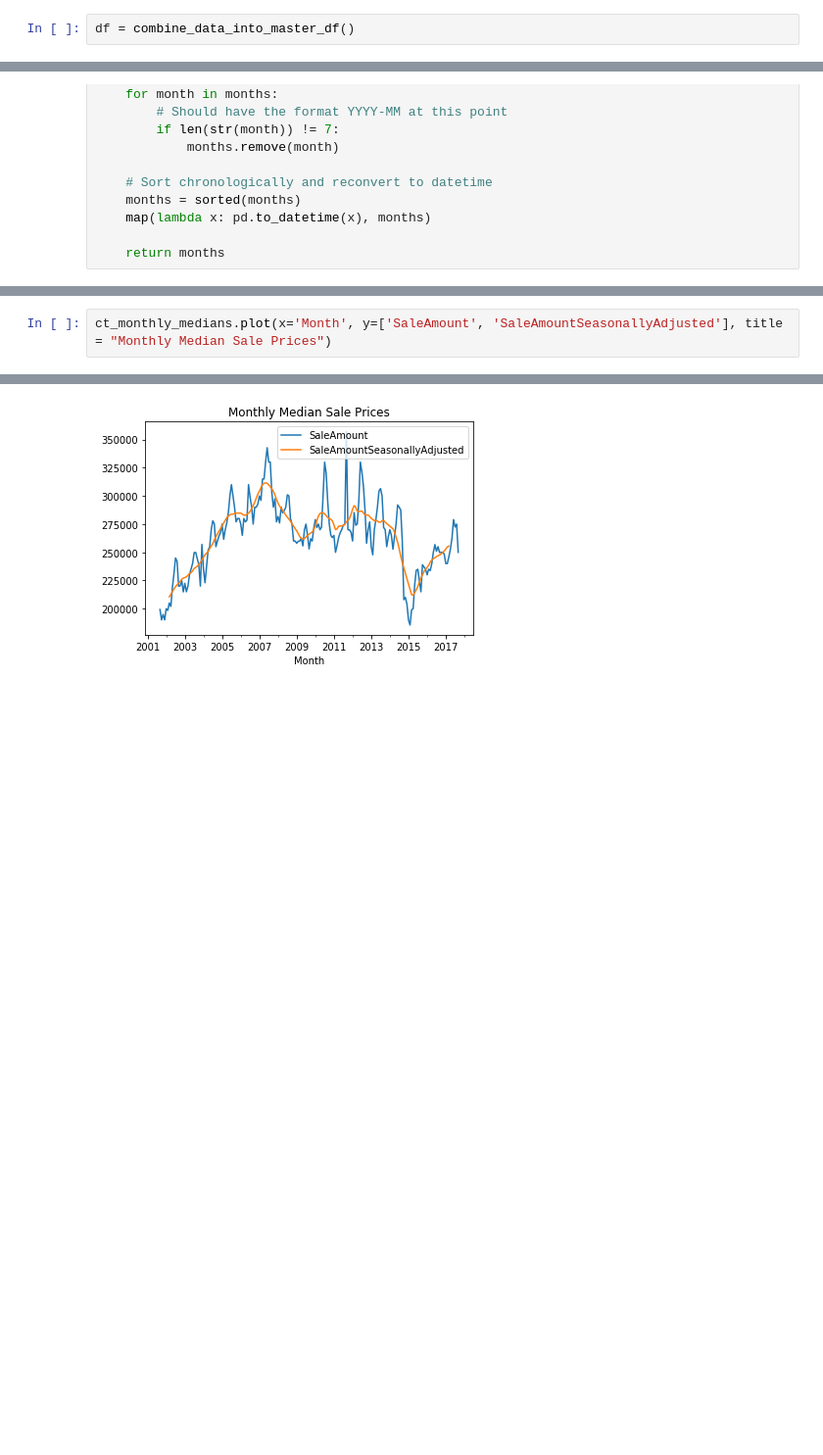
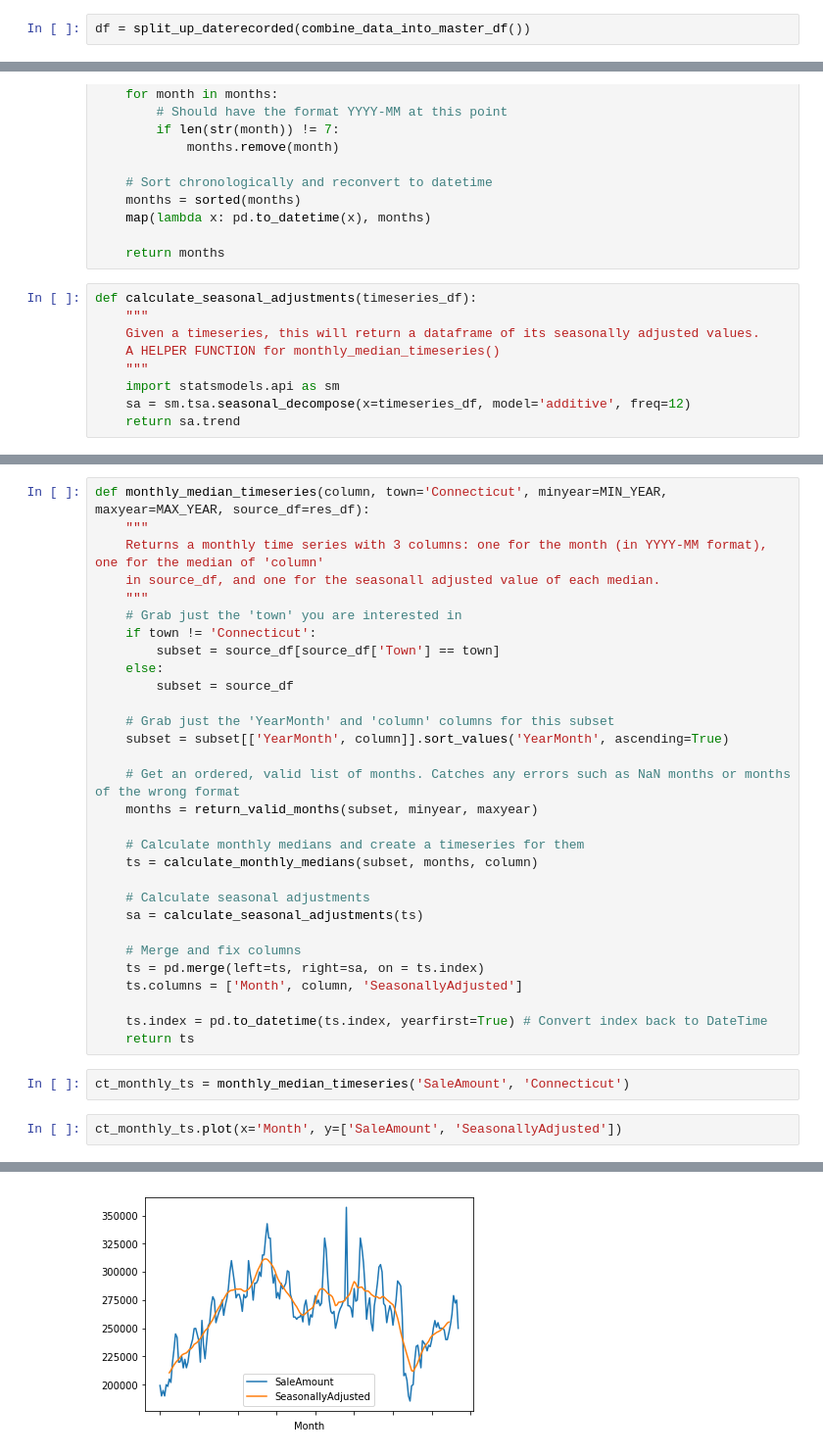
Before and after one commit to jamiekasulis/ct_real_estate_sales, a Jupyter notebook: Neater_data_exploration_notebook.ipynb, the cells around one changed output, grey strips where cells are left out. Shown at 98% size. Saved outputs shown, nothing was run; the diff lists cells and outputs as text; blank space fills up the shorter version.

```diff
--- a/Neater_data_exploration_notebook.ipynb
+++ b/Neater_data_exploration_notebook.ipynb
@@ -55,5 +70,5 @@ def combine_data_into_master_df():
 # %%
-df = combine_data_into_master_df()
+df = split_up_daterecorded(combine_data_into_master_df())
 # %%
 df.head()
 # %% [output]
@@ -652,4 +580,13 @@ def return_valid_months(df, minyear=MIN_YEAR, maxyear=MAX_YEAR):
     map(lambda x: pd.to_datetime(x), months)
 
     return months
+# %%
+def calculate_seasonal_adjustments(timeseries_df):
+    """
+    Given a timeseries, this will return a dataframe of its seasonally adjusted values.
+    A HELPER FUNCTION for monthly_median_timeseries()
+    """
+    import statsmodels.api as sm
+    sa = sm.tsa.seasonal_decompose(x=timeseries_df, model='additive', freq=12)
+    return sa.trend
 # %%
@@ -757,5 +616,37 @@ ct_monthly_medians.columns = ['Month', 'SaleAmount', 'SaleAmountSeasonallyAdjust
+# %%
+def monthly_median_timeseries(column, town='Connecticut', minyear=MIN_YEAR, maxyear=MAX_YEAR, source_df=res_df):
+    """
+    Returns a monthly time series with 3 columns: one for the month (in YYYY-MM format), one for the median of 'column'
+    in source_df, and one for the seasonall adjusted value of each median.
+    """
+    # Grab just the 'town' you are interested in
+    if town != 'Connecticut':
+        subset = source_df[source_df['Town'] == town]
+    else:
+        subset = source_df
+
+    # Grab just the 'YearMonth' and 'column' columns for this subset
+    subset = subset[['YearMonth', column]].sort_values('YearMonth', ascending=True)
+
+    # Get an ordered, valid list of months. Catches any errors such as NaN months or months of the wrong format
+    months = return_valid_months(subset, minyear, maxyear)
+
+    # Calculate monthly medians and create a timeseries for them
+    ts = calculate_monthly_medians(subset, months, column)
+
+    # Calculate seasonal adjustments
+    sa = calculate_seasonal_adjustments(ts)
+
+    # Merge and fix columns
+    ts = pd.merge(left=ts, right=sa, on = ts.index)
+    ts.columns = ['Month', column, 'SeasonallyAdjusted']
+
+    ts.index = pd.to_datetime(ts.index, yearfirst=True) # Convert index back to DateTime
+    return ts
+# %%
+ct_monthly_ts = monthly_median_timeseries('SaleAmount', 'Connecticut')
 # %%
-ct_monthly_medians.plot(x='Month', y=['SaleAmount', 'SaleAmountSeasonallyAdjusted'], title = "Monthly Median Sale Prices")
+ct_monthly_ts.plot(x='Month', y=['SaleAmount', 'SeasonallyAdjusted'])
 # %% [output]
 <matplotlib.axes._subplots.AxesSubplot at 0x...>
-[figure, old version]
+[figure, new version]
```
Also changed, not shown: parts of 41 cells of this notebook.
